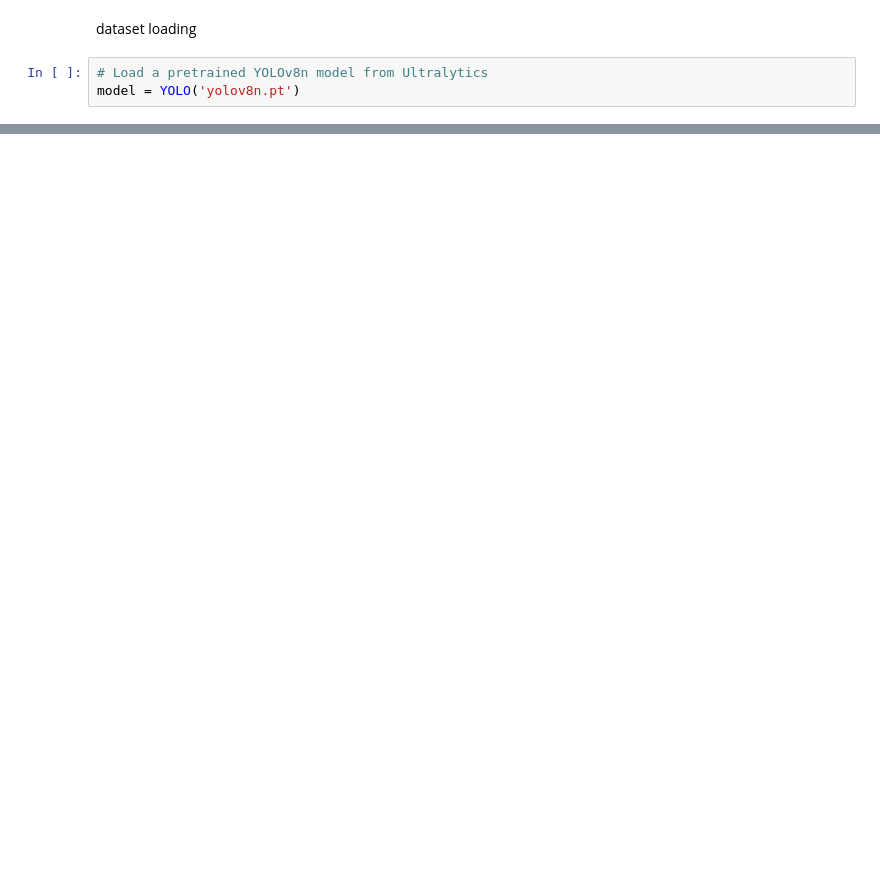
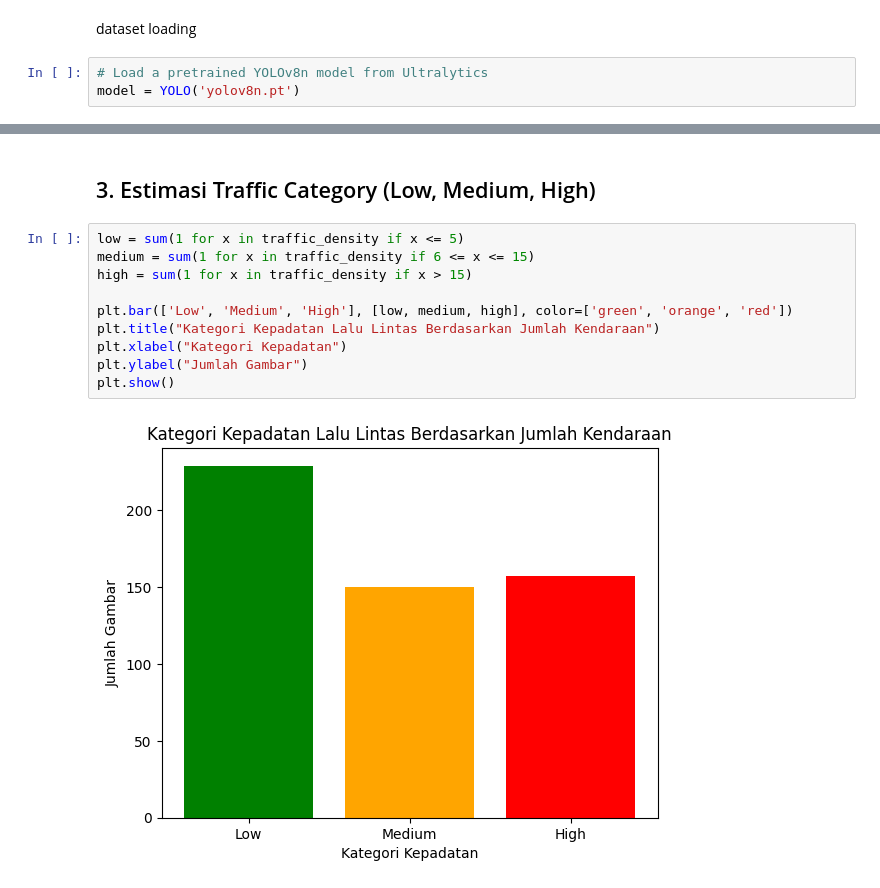
Before and after one commit to febrianaanggita/P2FINAL_PROJECT, a Jupyter notebook: YoloModel/yolo.ipynb, the cells around one changed output, grey strips where cells are left out. Saved outputs shown, nothing was run; the diff lists cells and outputs as text; blank space fills up the shorter version.

```diff
--- a/YoloModel/yolo.ipynb
+++ b/YoloModel/yolo.ipynb
@@ -72,0 +176,14 @@ Speed: 13.3ms preprocess, 1056.8ms inference, 158.5ms postprocess per image at s
+# %% [markdown]
+## 3. Estimasi Traffic Category (Low, Medium, High)
+# %%
+low = sum(1 for x in traffic_density if x <= 5)
+medium = sum(1 for x in traffic_density if 6 <= x <= 15)
+high = sum(1 for x in traffic_density if x > 15)
+
+plt.bar(['Low', 'Medium', 'High'], [low, medium, high], color=['green', 'orange', 'red'])
+plt.title("Kategori Kepadatan Lalu Lintas Berdasarkan Jumlah Kendaraan")
+plt.xlabel("Kategori Kepadatan")
+plt.ylabel("Jumlah Gambar")
+plt.show()
+# %% [output]
+[figure, added]
```
Also changed, not shown: parts of 14 cells of this notebook.
